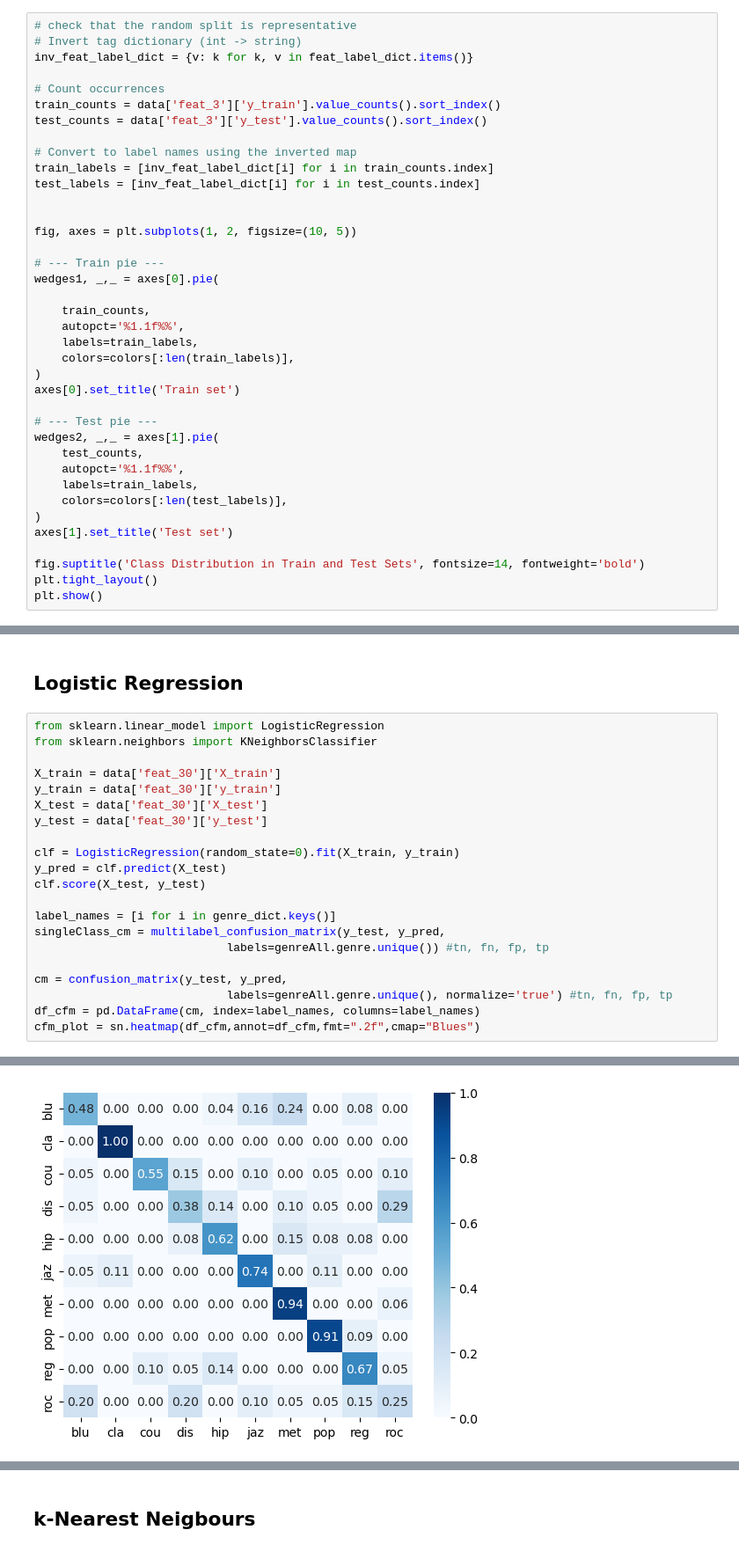
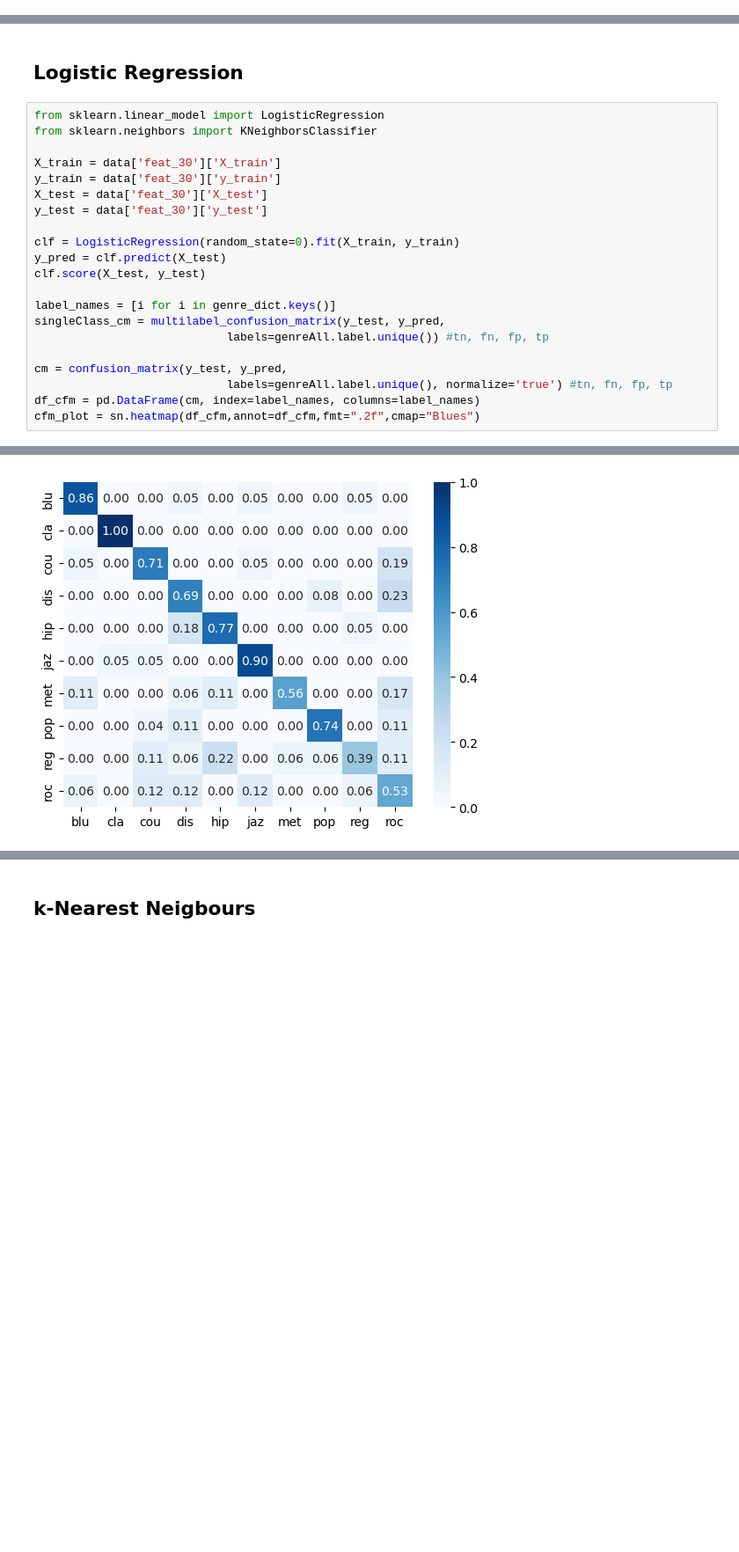
Before and after one commit to inesbroto/GenreClass_w_ML, a Jupyter notebook: Report.ipynb, the cells around one changed output, grey strips where cells are left out. Shown at 88% size. Cells and saved outputs as stored; diff of their text form; blank space fills up the shorter version.

```diff
--- a/Report.ipynb
+++ b/Report.ipynb
@@ -254,38 +178,0 @@ plt.show()
-# %%
-# check that the random split is representative
-# Invert tag dictionary (int -> string)
-inv_feat_label_dict = {v: k for k, v in feat_label_dict.items()}
-
-# Count occurrences
-train_counts = data['feat_3']['y_train'].value_counts().sort_index()
-test_counts = data['feat_3']['y_test'].value_counts().sort_index()
-
-# Convert to label names using the inverted map
-train_labels = [inv_feat_label_dict[i] for i in train_counts.index]
-test_labels = [inv_feat_label_dict[i] for i in test_counts.index]
-
-
-fig, axes = plt.subplots(1, 2, figsize=(10, 5))
-
-# --- Train pie ---
-wedges1, _,_ = axes[0].pie(
-
-    train_counts,
-    autopct='%1.1f%%',
-    labels=train_labels,
-    colors=colors[:len(train_labels)],
-)
-axes[0].set_title('Train set')
-
-# --- Test pie ---
-wedges2, _,_ = axes[1].pie(
-    test_counts,
-    autopct='%1.1f%%',
-    labels=train_labels,
-    colors=colors[:len(test_labels)],
-)
-axes[1].set_title('Test set')
-
-fig.suptitle('Class Distribution in Train and Test Sets', fontsize=14, fontweight='bold')
-plt.tight_layout()
-plt.show()
@@ -308,10 +263,10 @@ clf.score(X_test, y_test)
 
 label_names = [i for i in genre_dict.keys()]
 singleClass_cm = multilabel_confusion_matrix(y_test, y_pred,
-                            labels=genreAll.genre.unique()) #tn, fn, fp, tp
+                            labels=genreAll.label.unique()) #tn, fn, fp, tp
 
 cm = confusion_matrix(y_test, y_pred,
-                            labels=genreAll.genre.unique(), normalize='true') #tn, fn, fp, tp
+                            labels=genreAll.label.unique(), normalize='true') #tn, fn, fp, tp
 df_cfm = pd.DataFrame(cm, index=label_names, columns=label_names)
 cfm_plot = sn.heatmap(df_cfm,annot=df_cfm,fmt=".2f",cmap="Blues")
 # %% [output]
@@ -326,4 +273,4 @@ Please also refer to the documentation for alternative solver options:
-[figure, old version]
+[figure, new version]
 # %%
 clf = LogisticRegression(random_state=0).fit(X_train, y_train)
 kf = KFold(n_splits=10)
```
Also changed, not shown: parts of 37 cells of this notebook.
